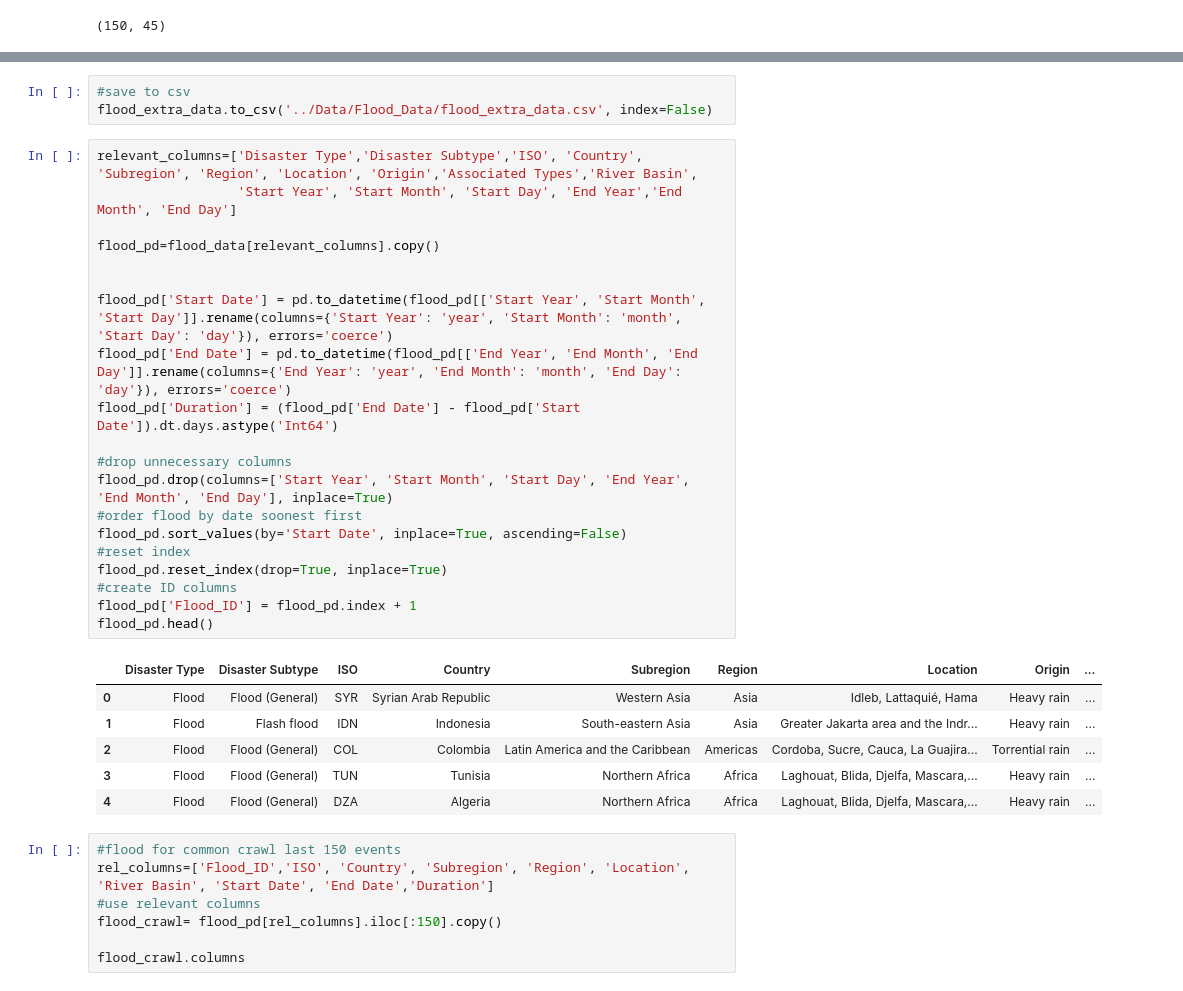
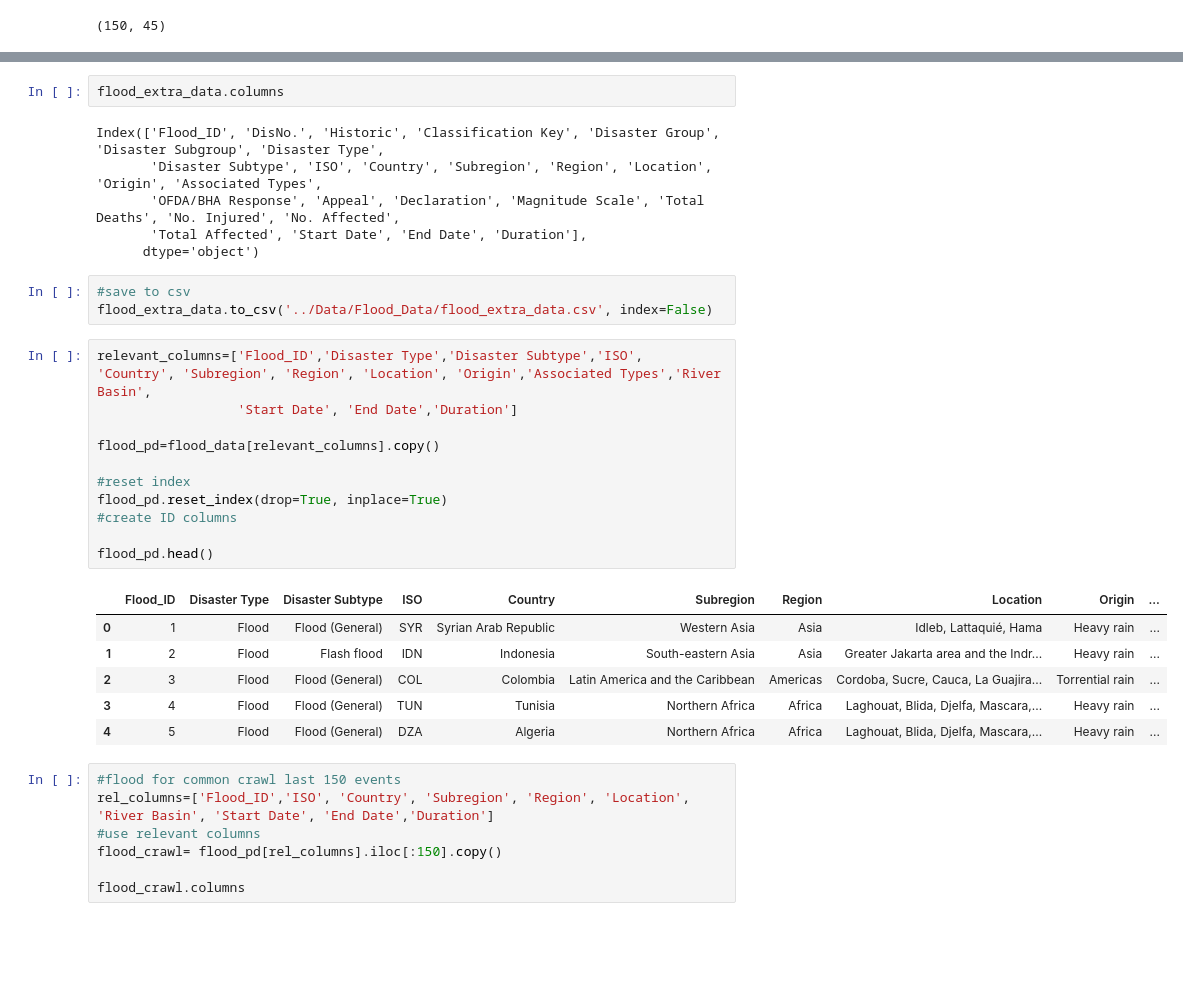
Before and after one commit to jo-n-cas/Flood_information_patterns_difussion, a Jupyter notebook: flood_dataset_cleaning/flood_data.ipynb, the cells around one changed output, grey strips where cells are left out. Drawn from its saved outputs; the diff is of its cells as text; blank space fills up the shorter version.

Commit message:
updated data type

```diff
--- a/flood_dataset_cleaning/flood_data.ipynb
+++ b/flood_dataset_cleaning/flood_data.ipynb
@@ -68,33 +103,32 @@ flood_extra_data.shape
+# %%
+flood_extra_data.columns
+# %% [output]
+Index(['Flood_ID', 'DisNo.', 'Historic', 'Classification Key', 'Disaster Group', 'Disaster Subgroup', 'Disaster Type',
+       'Disaster Subtype', 'ISO', 'Country', 'Subregion', 'Region', 'Location', 'Origin', 'Associated Types',
+       'OFDA/BHA Response', 'Appeal', 'Declaration', 'Magnitude Scale', 'Total Deaths', 'No. Injured', 'No. Affected',
+       'Total Affected', 'Start Date', 'End Date', 'Duration'],
+      dtype='object')
 # %%
 #save to csv
 flood_extra_data.to_csv('../Data/Flood_Data/flood_extra_data.csv', index=False)
 # %%
-relevant_columns=['Disaster Type','Disaster Subtype','ISO', 'Country', 'Subregion', 'Region', 'Location', 'Origin','Associated Types','River Basin',
-                  'Start Year', 'Start Month', 'Start Day', 'End Year','End Month', 'End Day']
+relevant_columns=['Flood_ID','Disaster Type','Disaster Subtype','ISO', 'Country', 'Subregion', 'Region', 'Location', 'Origin','Associated Types','River Basin',
+                  'Start Date', 'End Date','Duration']
 
 flood_pd=flood_data[relevant_columns].copy()
 
-
-flood_pd['Start Date'] = pd.to_datetime(flood_pd[['Start Year', 'Start Month', 'Start Day']].rename(columns={'Start Year': 'year', 'Start Month': 'month', 'Start Day': 'day'}), errors='coerce')
-flood_pd['End Date'] = pd.to_datetime(flood_pd[['End Year', 'End Month', 'End Day']].rename(columns={'End Year': 'year', 'End Month': 'month', 'End Day': 'day'}), errors='coerce')
-flood_pd['Duration'] = (flood_pd['End Date'] - flood_pd['Start Date']).dt.days.astype('Int64')
-
-#drop unnecessary columns
-flood_pd.drop(columns=['Start Year', 'Start Month', 'Start Day', 'End Year', 'End Month', 'End Day'], inplace=True)
-#order flood by date soonest first
-flood_pd.sort_values(by='Start Date', inplace=True, ascending=False)
 #reset index
 flood_pd.reset_index(drop=True, inplace=True)
 #create ID columns
-flood_pd['Flood_ID'] = flood_pd.index + 1
+
 flood_pd.head()
 # %% [output]
-|  | Disaster Type | Disaster Subtype | ISO | Country | Subregion | Region | Location | Origin | ... |
-| 0 | Flood | Flood (General) | SYR | Syrian Arab Republic | Western Asia | Asia | Idleb, Lattaquié, Hama | Heavy rain | ... |
-| 1 | Flood | Flash flood | IDN | Indonesia | South-eastern Asia | Asia | Greater Jakarta area and the Indr... | Heavy rain | ... |
-| 2 | Flood | Flood (General) | COL | Colombia | Latin America and the Caribbean | Americas | Cordoba, Sucre, Cauca, La Guajira... | Torrential rain | ... |
-| 3 | Flood | Flood (General) | TUN | Tunisia | Northern Africa | Africa | Laghouat, Blida, Djelfa, Mascara,... | Heavy rain | ... |
-| 4 | Flood | Flood (General) | DZA | Algeria | Northern Africa | Africa | Laghouat, Blida, Djelfa, Mascara,... | Heavy rain | ... |
+|  | Flood_ID | Disaster Type | Disaster Subtype | ISO | Country | Subregion | Region | Location | Origin | ... |
+| 0 | 1 | Flood | Flood (General) | SYR | Syrian Arab Republic | Western Asia | Asia | Idleb, Lattaquié, Hama | Heavy rain | ... |
+| 1 | 2 | Flood | Flash flood | IDN | Indonesia | South-eastern Asia | Asia | Greater Jakarta area and the Indr... | Heavy rain | ... |
+| 2 | 3 | Flood | Flood (General) | COL | Colombia | Latin America and the Caribbean | Americas | Cordoba, Sucre, Cauca, La Guajira... | Torrential rain | ... |
+| 3 | 4 | Flood | Flood (General) | TUN | Tunisia | Northern Africa | Africa | Laghouat, Blida, Djelfa, Mascara,... | Heavy rain | ... |
+| 4 | 5 | Flood | Flood (General) | DZA | Algeria | Northern Africa | Africa | Laghouat, Blida, Djelfa, Mascara,... | Heavy rain | ... |
 # %%
 #flood for common crawl last 150 events
 rel_columns=['Flood_ID','ISO', 'Country', 'Subregion', 'Region', 'Location', 'River Basin', 'Start Date', 'End Date','Duration']
```
Also changed, not shown: parts of 8 cells of this notebook, 1 other file.
